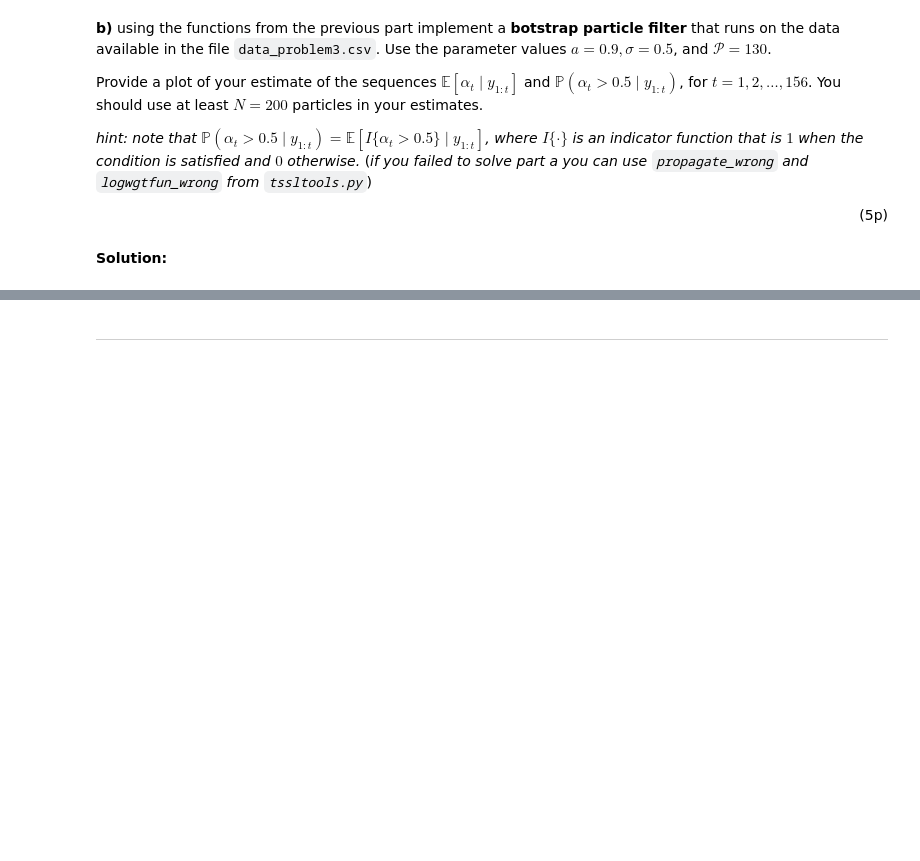
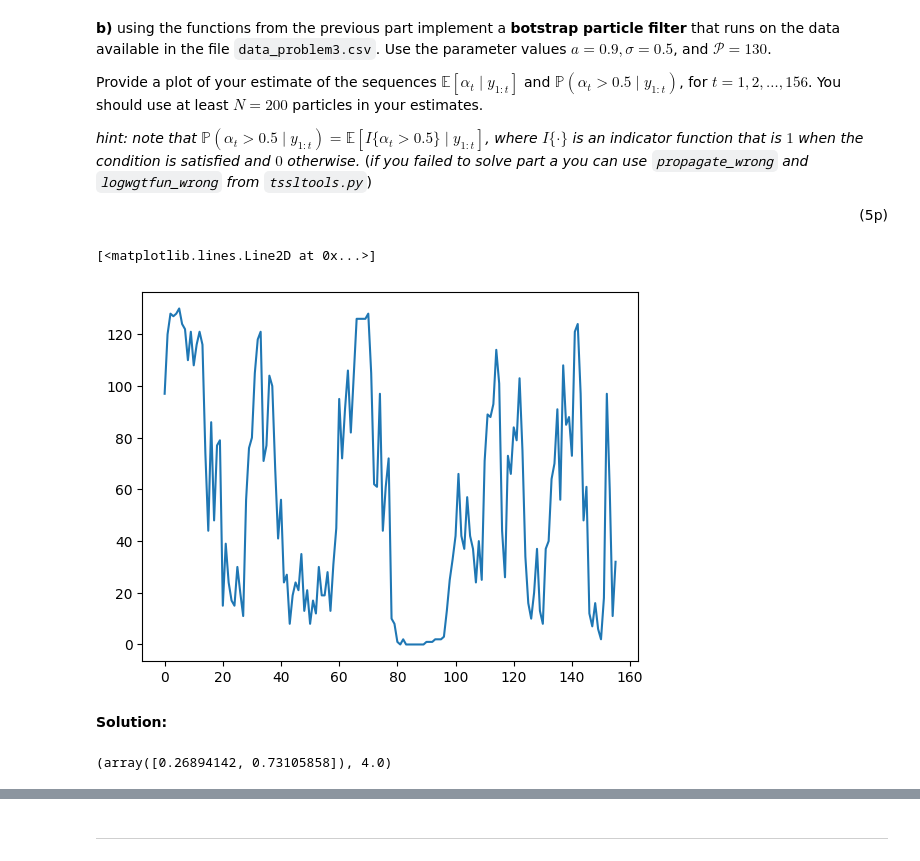
Before and after one commit to willewiik/Time-Series-and-Sequence-Learning, a Jupyter notebook: old_exams/exam_21_10_26_TS/Problem3.ipynb, the cells around one changed output, grey strips where cells are left out. Saved outputs shown, nothing was run; the diff lists cells and outputs as text; code cells hidden in the pictures; blank space fills up the shorter version.

```diff
--- a/old_exams/exam_21_10_26_TS/Problem3.ipynb
+++ b/old_exams/exam_21_10_26_TS/Problem3.ipynb
@@ -34,5 +73,9 @@ _hint: note that $\mathbb{P}(\alpha_t > 0.5 \mid y_{1:t}) = \mathbb{E}[ I\{\alph
 # %%
 data = pd.read_csv('data_problem3.csv',header=0)
 y = data['Data'].values
+plt.plot(y)
+# %% [output]
+[<matplotlib.lines.Line2D at 0x...>]
+[figure, added]
 # %% [markdown]
 **Solution:**
@@ -38,0 +121,4 @@ y = data['Data'].values
+# %%
+exp_norm(((3,4)))
+# %% [output]
+(array([0.26894142, 0.73105858]), 4.0)
```
Also changed, not shown: parts of 9 cells of this notebook.
